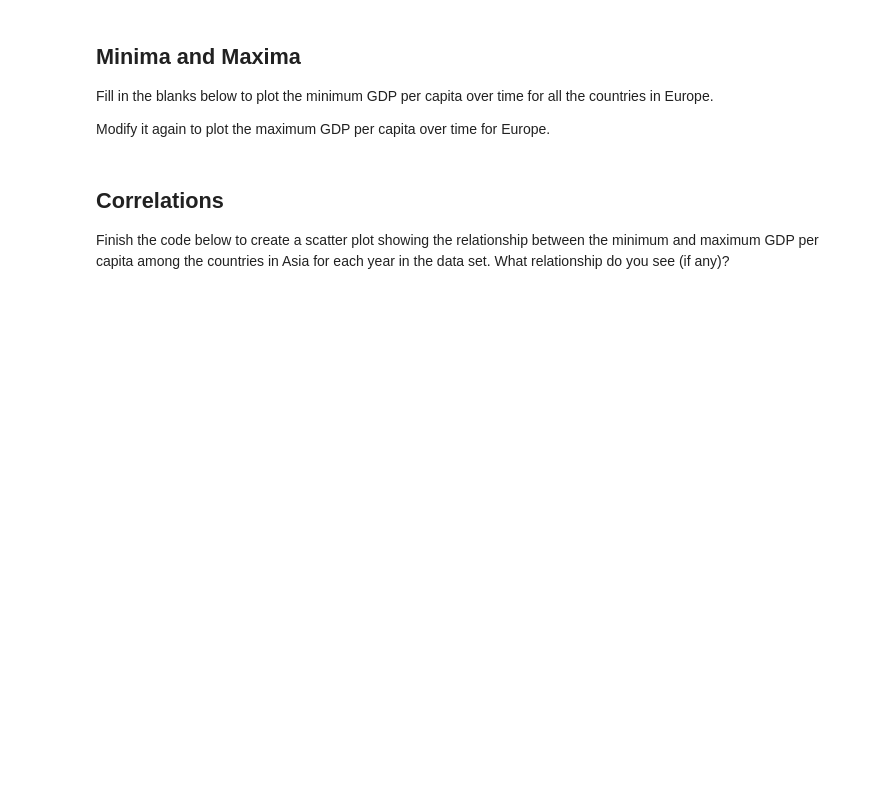
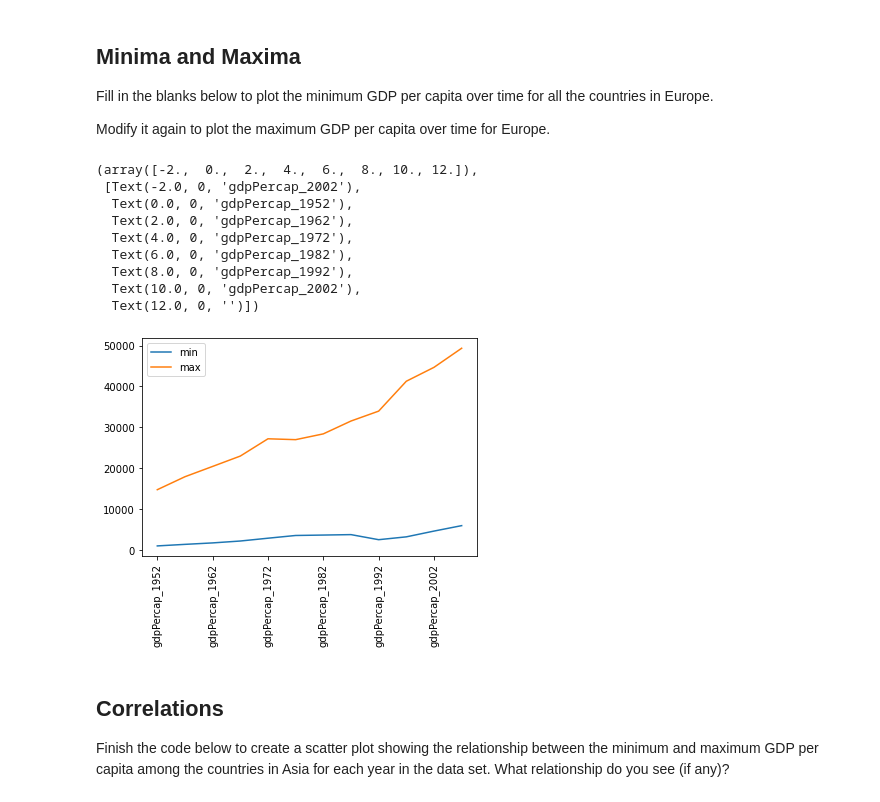
Before and after one commit to tjglover/nclabs_pandaspractice, a Jupyter notebook: assignment6.ipynb, the cells around one changed output. Drawn from its saved outputs; the diff is of its cells as text; code cells hidden in the pictures; blank space fills up the shorter version.

```diff
--- a/assignment6.ipynb
+++ b/assignment6.ipynb
@@ -100,10 +224,21 @@ Modify it again to plot the maximum GDP per capita over time for Europe.
 # %%
 data_europe = pd.read_csv('data/gapminder_gdp_europe.csv', index_col='country')
 # %%
-data_europe.____.plot(label='min')
-data_europe.____
+data_europe.min().plot(label='min')
+data_europe.max().plot(label='max')
 plt.legend(loc='best')
 plt.xticks(rotation=90)
+# %% [output]
+(array([-2.,  0.,  2.,  4.,  6.,  8., 10., 12.]),
+ [Text(-2.0, 0, 'gdpPercap_2002'),
+  Text(0.0, 0, 'gdpPercap_1952'),
+  Text(2.0, 0, 'gdpPercap_1962'),
+  Text(4.0, 0, 'gdpPercap_1972'),
+  Text(6.0, 0, 'gdpPercap_1982'),
+  Text(8.0, 0, 'gdpPercap_1992'),
+  Text(10.0, 0, 'gdpPercap_2002'),
+  Text(12.0, 0, '')])
+[figure, added]
 # %% [markdown]
 ## Correlations
 
```
Also changed, not shown: parts of 20 cells of this notebook.
